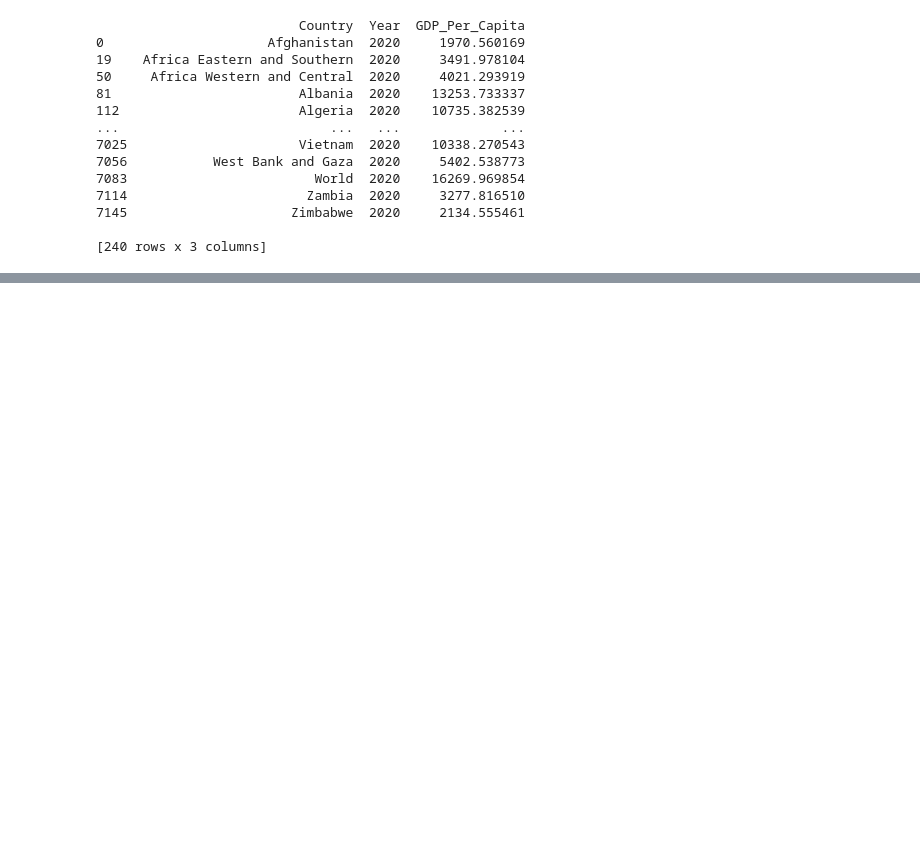
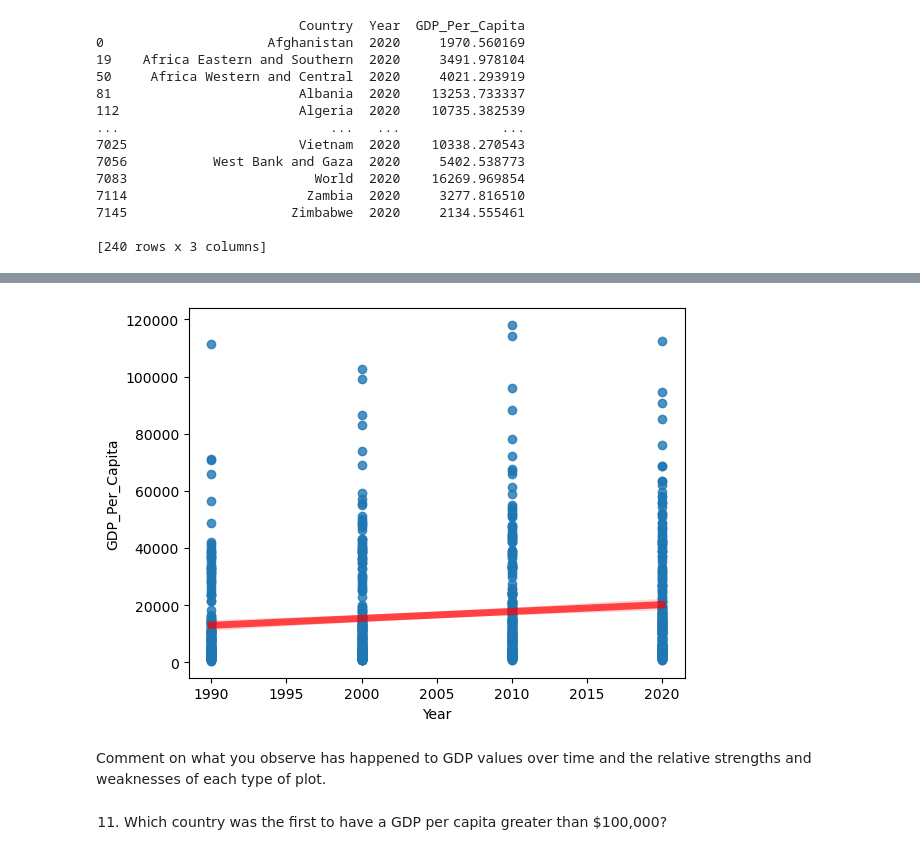
Before and after one commit to scost46/gdp-and-internet-usage-scost46, a Jupyter notebook: notebook/UN_Project.ipynb, the cells around one changed output, grey strips where cells are left out. Drawn from its saved outputs; the diff is of its cells as text; code cells hidden in the pictures; blank space fills up the shorter version.

```diff
--- a/notebook/UN_Project.ipynb
+++ b/notebook/UN_Project.ipynb
@@ -138,0 +182,11 @@ gdp_2020['GDP_Per_Capita'].median()
+# %%
+# color : color of the line, alpha : opacity value of the line, lw : line width
+# A scatterplot with a trend line
+sns.regplot(x=gdp_decades["Year"], y=gdp_decades["GDP_Per_Capita"], line_kws={"color":"r","alpha":0.7,"lw":5})
+plt.show()
+# %% [output]
+[figure, added]
+# %% [markdown]
+Comment on what you observe has happened to GDP values over time and the relative strengths and weaknesses of each type of plot.
+# %% [markdown]
+11. Which country was the first to have a GDP per capita greater than $100,000?
```
Also changed, not shown: parts of 19 cells of this notebook.
